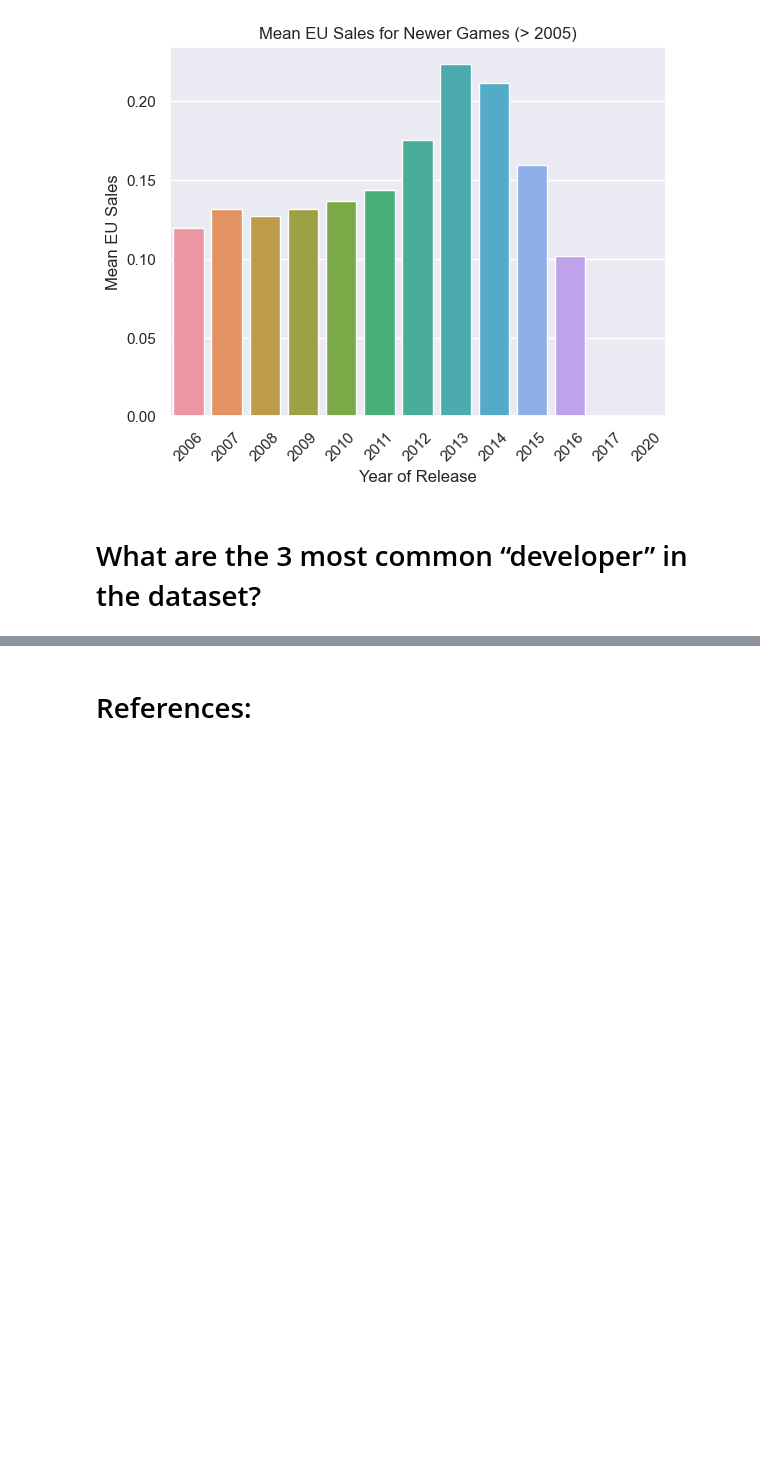
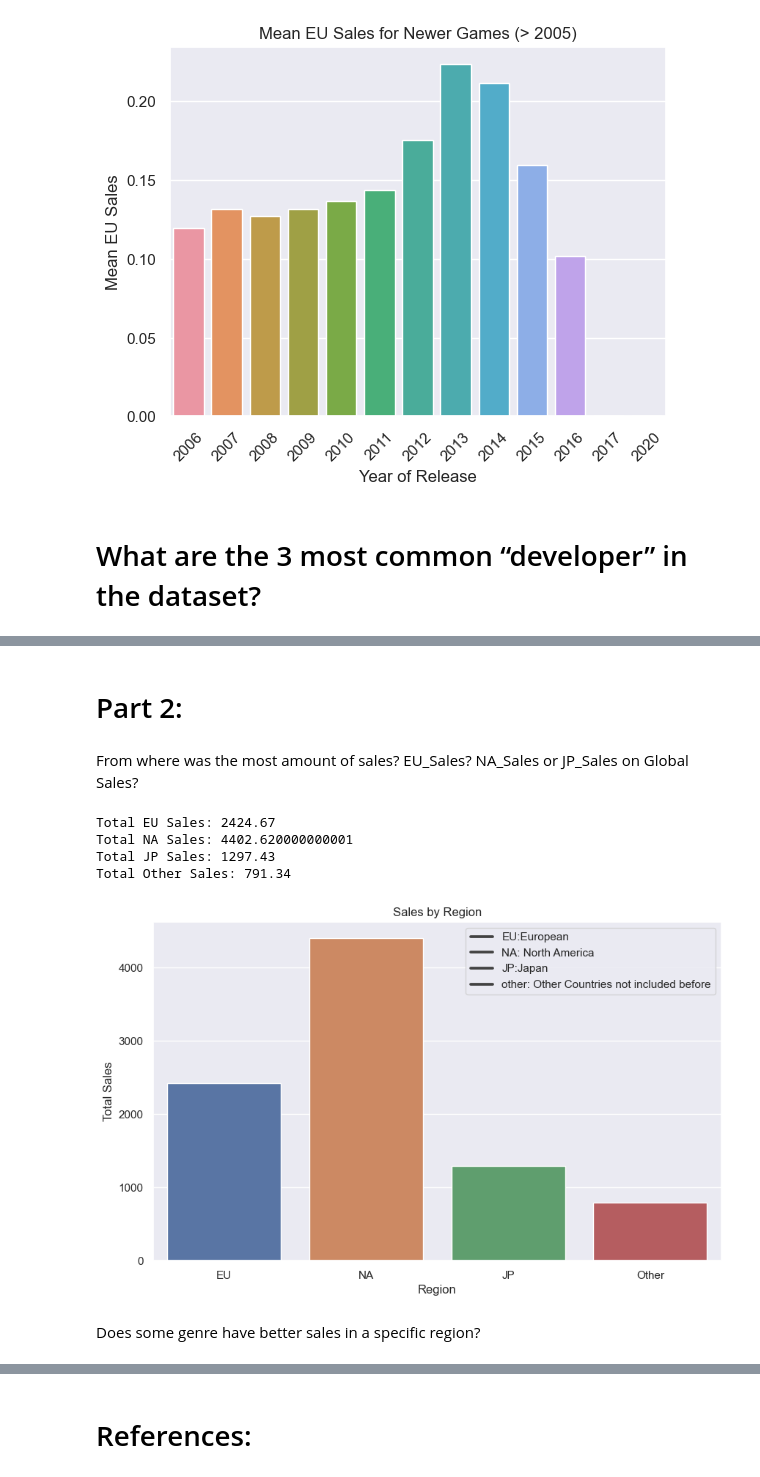
Before and after one commit to Sba23037/CristinaPriolo_DVizHDip_CA1, a Jupyter notebook: CristinaPriolo_DVizHDip_CA1.ipynb, the cells around one changed output, grey strips where cells are left out. Cells and saved outputs as stored; diff of their text form; code cells hidden in the pictures; blank space fills up the shorter version.

Commit message:
start testing part 2 of CA
temporary question and visualization

```diff
--- a/CristinaPriolo_DVizHDip_CA1.ipynb
+++ b/CristinaPriolo_DVizHDip_CA1.ipynb
@@ -558,0 +559,35 @@ plt.show()
+# %% [markdown]
+# Part 2:
+# %% [markdown]
+From where was the most amount of sales? EU_Sales? NA_Sales or JP_Sales on Global Sales?
+# %%
+total_eu_sales = df["EU_Sales"].sum()
+total_na_sales = df["NA_Sales"].sum()
+total_jp_sales = df["JP_Sales"].sum()
+total_other_sales=df["Other_Sales"].sum()
+print(f"Total EU Sales: {total_eu_sales}")
+print(f"Total NA Sales: {total_na_sales}")
+print(f"Total JP Sales: {total_jp_sales}")
+print(f"Total Other Sales: {total_Other_Sales}")
+# %% [output]
+Total EU Sales: 2424.67
+Total NA Sales: 4402.620000000001
+Total JP Sales: 1297.43
+Total Other Sales: 791.34
+# %%
+sales_data = pd.DataFrame({
+    'Region': ['EU', 'NA', 'JP', 'Other'],
+    'Total Sales': [total_eu_sales, total_na_sales, total_jp_sales, total_other_sales]
+})
+# %%
+plt.figure(figsize=(10, 6))
+sns.barplot(data=sales_data, x='Region', y='Total Sales')
+plt.xlabel('Region')
+plt.ylabel('Total Sales')
+plt.title("Sales by Region")
+plt.legend(labels=['EU:European','NA: North America', 'JP:Japan',"other: Other Countries not included before"], loc='upper right')
+plt.show()
+# %% [output]
+[figure, added]
+# %% [markdown]
+Does some genre have better sales in a specific region?
```
Also changed, not shown: parts of 24 cells of this notebook.
